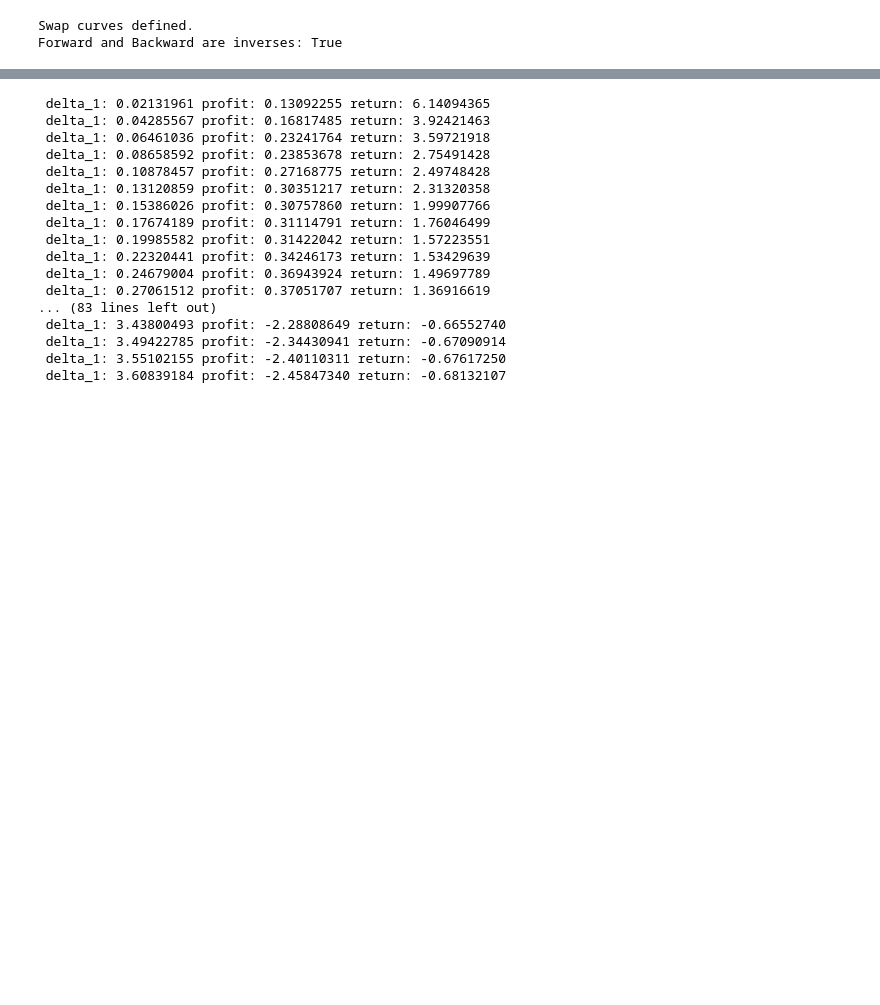
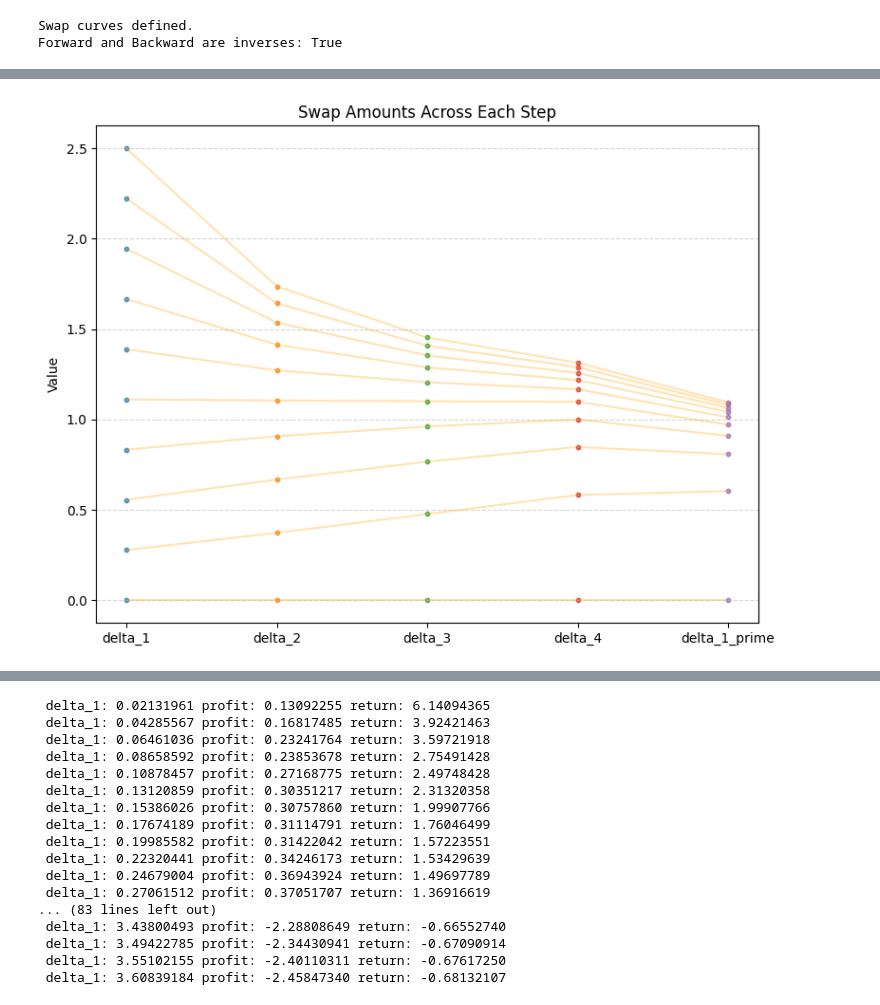
Before and after one commit to kingaj12/AMM-arbitrage, a Jupyter notebook: quick-eval/quick-eval-sample.ipynb, the cells around one changed output, grey strips where cells are left out. Saved outputs shown, nothing was run; the diff lists cells and outputs as text; code cells hidden in the pictures; blank space fills up the shorter version.

```diff
--- a/quick-eval/quick-eval-sample.ipynb
+++ b/quick-eval/quick-eval-sample.ipynb
@@ -76 +104,25 @@ def recursive_step( eta:Union[float, np.ndarray], itl:dict, x:np.array, y:np.arr
+# %%
+# Prepare the arrays and labels
+swap_arrays = [delta_1, delta_2, delta_3, delta_4, delta_1_prime]
+labels = ["delta_1", "delta_2", "delta_3", "delta_4", "delta_1_prime"]
+
+plt.figure(figsize=(8, 6))
+for i, arr in enumerate(swap_arrays):
+    sorted_arr = np.sort(arr)
+    plt.scatter([i]*len(sorted_arr), sorted_arr, s=10, alpha=0.7)
+
+
+# Draw lines connecting delta_1[i], delta_2[i], ..., delta_1_prime[i] for each i
+for i in range(len(delta_1)):
+    y = [arr[i] for arr in swap_arrays]
+    x = list(range(len(swap_arrays)))
+    plt.plot(x, y, color='orange', alpha=0.3)
+plt.xticks(range(len(labels)), labels)
+plt.ylabel("Value")
+plt.title("Swap Amounts Across Each Step")
+plt.grid(axis='y', linestyle='--', alpha=0.5)
+plt.tight_layout()
+plt.show()
+# %% [output]
+[figure, added]
 # %%
```
Also changed, not shown: parts of 7 cells of this notebook.
